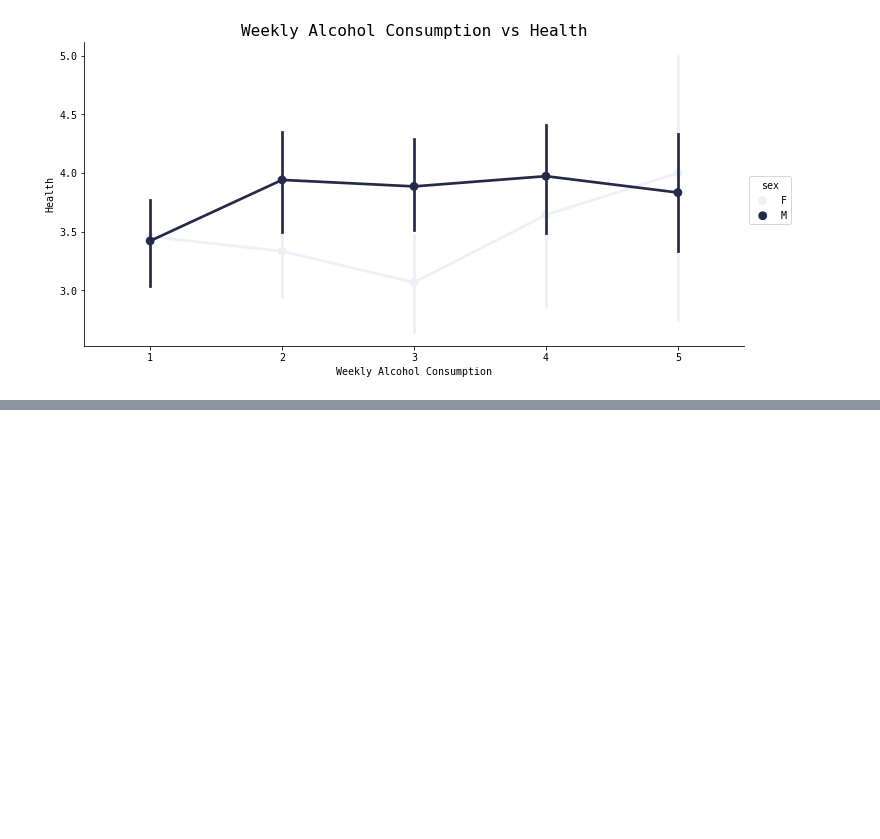
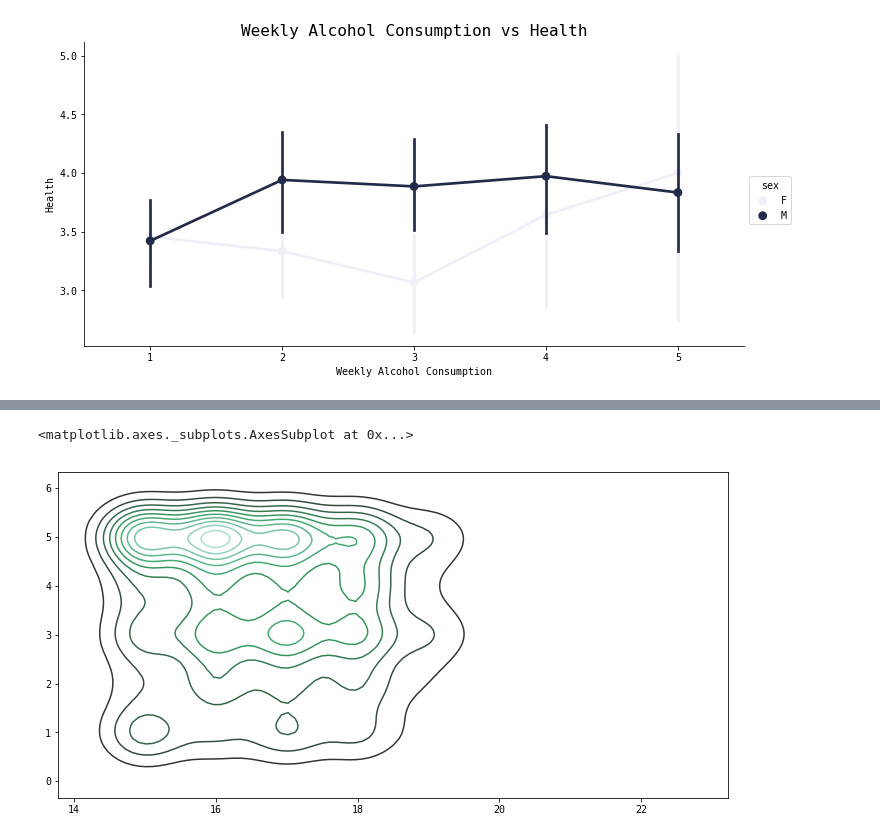
Before and after one commit to qu4ku/datasets-analysis, a Jupyter notebook: 007-student-alcohol-consumption.ipynb, the cells around one changed output, grey strips where cells are left out. Saved outputs shown, nothing was run; the diff lists cells and outputs as text; code cells hidden in the pictures; blank space fills up the shorter version.

```diff
--- a/007-student-alcohol-consumption.ipynb
+++ b/007-student-alcohol-consumption.ipynb
@@ -279,0 +284,5 @@ plot.set(xlabel='Weekly Alcohol Consumption',
+# %%
+sns.kdeplot(df[['age', 'health']])
+# %% [output]
+<matplotlib.axes._subplots.AxesSubplot at 0x...>
+[figure, added]
```
Also changed, not shown: parts of 1 cell of this notebook.
